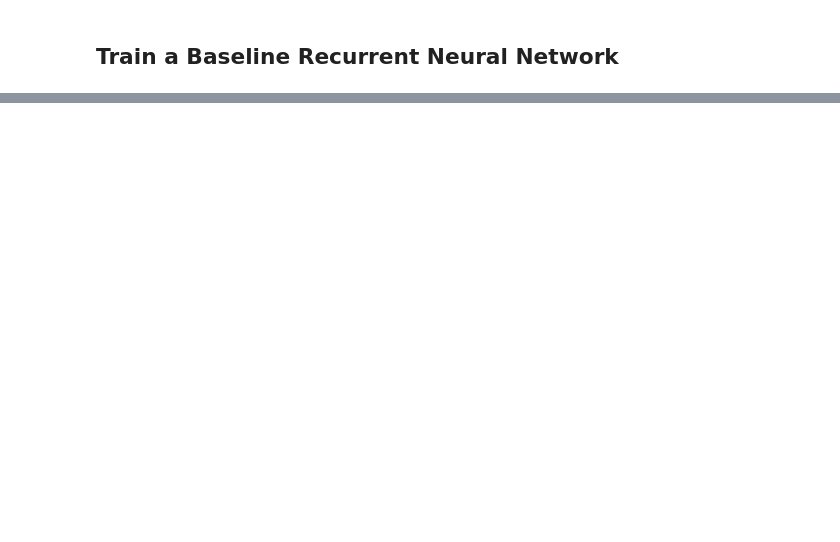
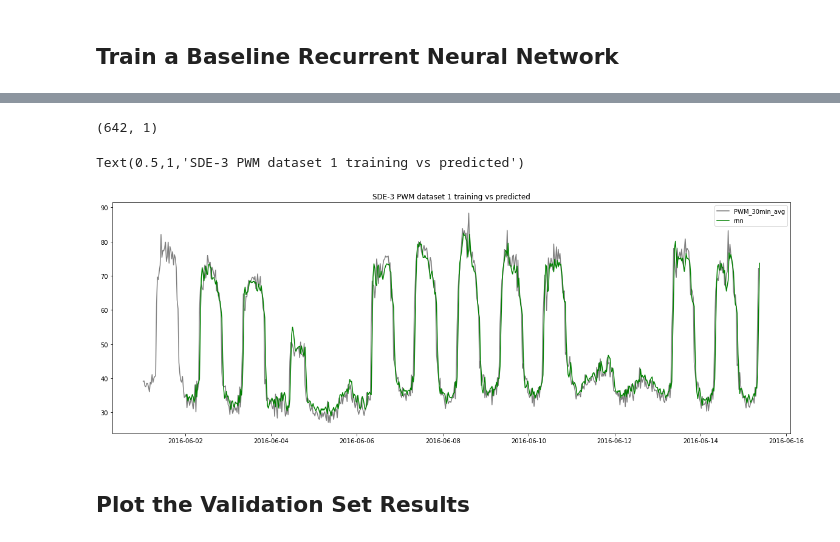
Before and after one commit to tkokkeng/KE5105-Time-Series-Forecasting, a Jupyter notebook: exploration/model1.ipynb, the cells around one changed output, grey strips where cells are left out. Drawn from its saved outputs; the diff is of its cells as text; code cells hidden in the pictures; blank space fills up the shorter version.

```diff
--- a/exploration/model1.ipynb
+++ b/exploration/model1.ipynb
@@ -342,0 +340,4 @@ plt.show()
+# %%
+train_preds = model.predict_generator(train_gen, steps=train_steps, workers=0)
+train_preds = scaler.inverse_transform(train_preds)
+train_preds[:10]
@@ -342,0 +355,15 @@ plt.show()
+# %%
+train_preds.shape
+# %% [output]
+(642, 1)
+# %%
+plt.figure(figsize=(20, 7))
+plt.plot(sde3_1_df.iloc[:train_max_idx-1, sde3_1_df.columns.get_loc('PWM_30min_avg')], color='black', alpha=0.5)
+plt.plot(sde3_1_df.index[lookback:lookback+len(train_preds)], train_preds, color='green', label='rnn')
+plt.legend()
+plt.title('SDE-3 PWM dataset 1 training vs predicted')
+# %% [output]
+Text(0.5,1,'SDE-3 PWM dataset 1 training vs predicted')
+[figure, added]
+# %% [markdown]
+## Plot the Validation Set Results
```
Also changed, not shown: parts of 47 cells of this notebook.
